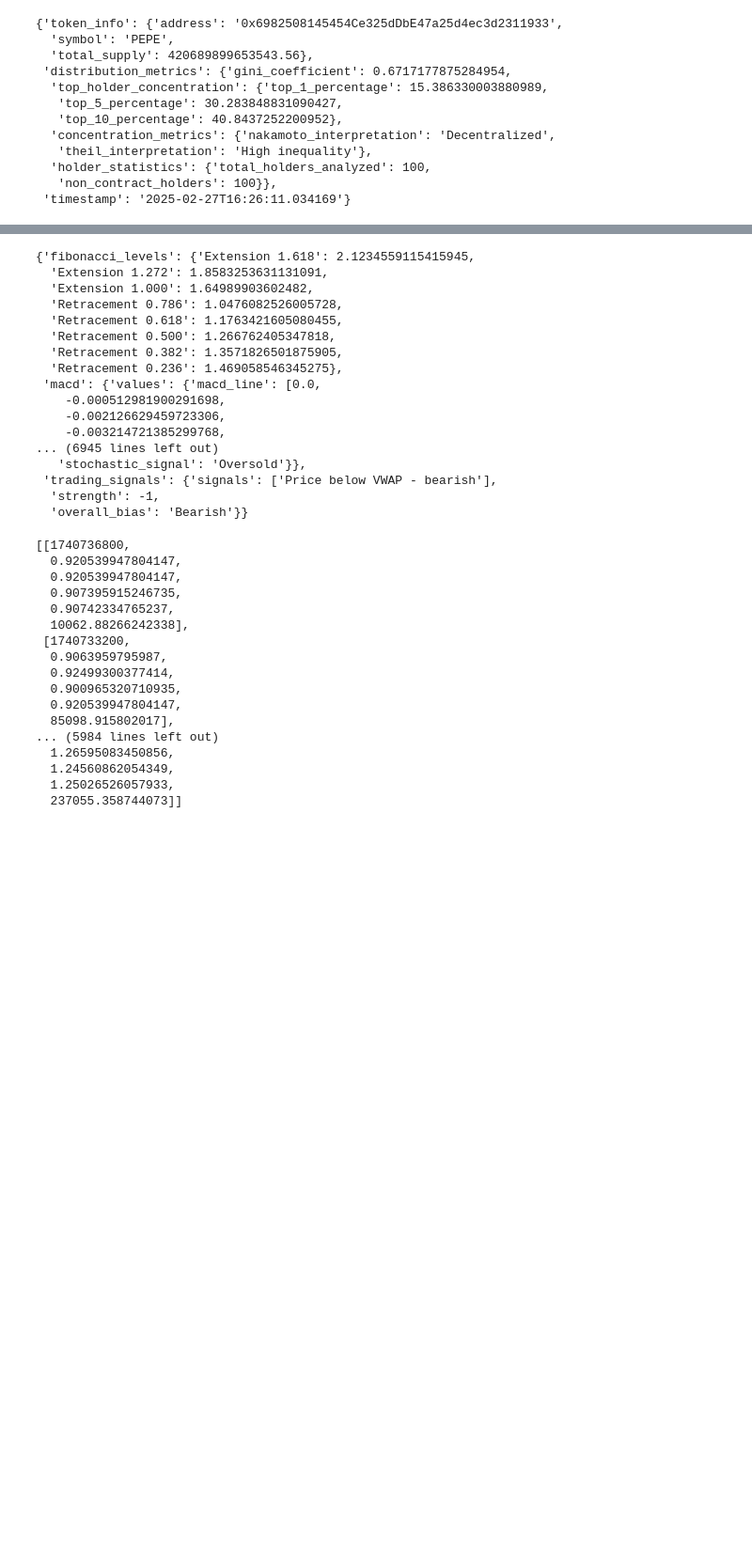
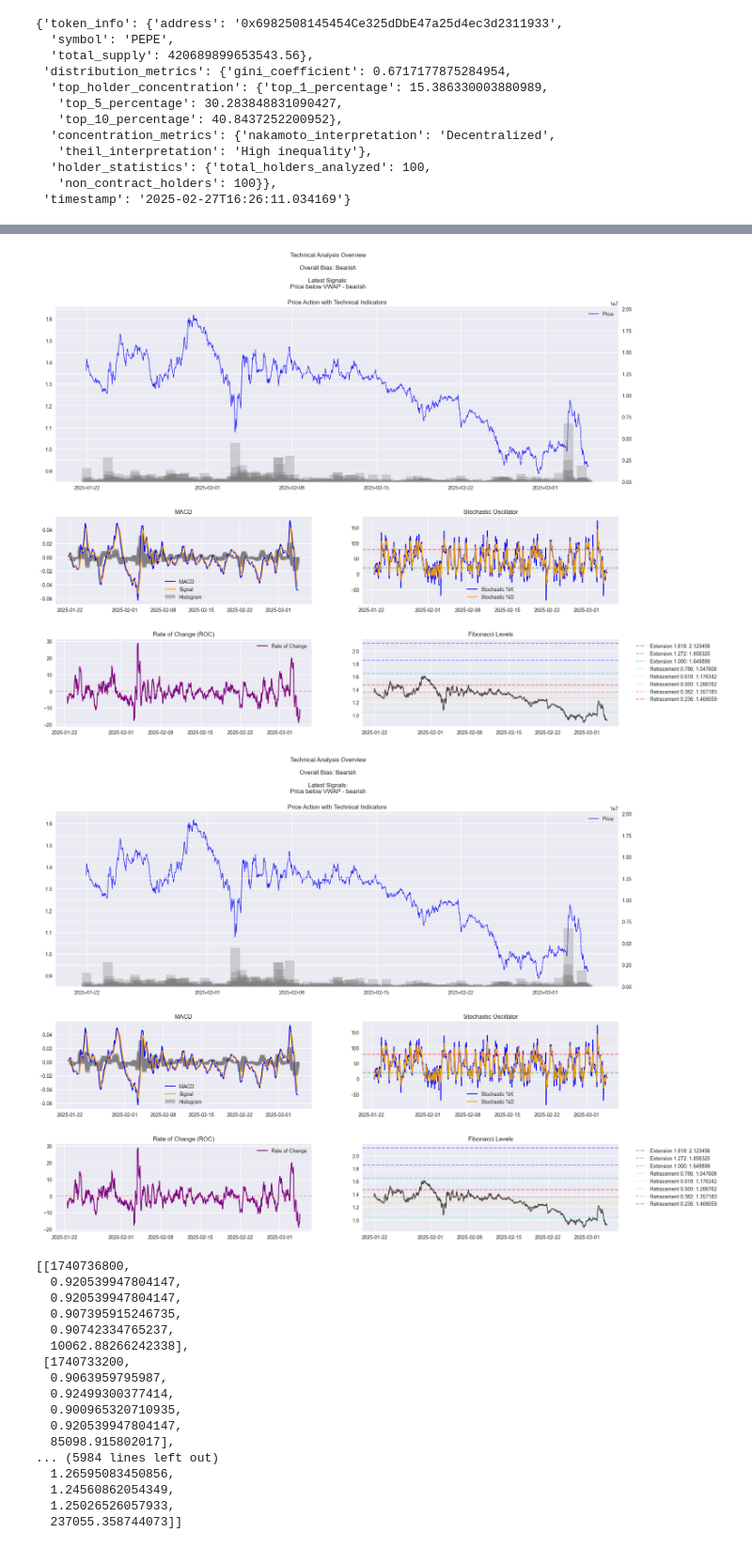
Before and after one commit to dxganta/defAI-Trading-Agent, a Jupyter notebook: bhorali/onchain_test.ipynb, the cells around one changed output, grey strips where cells are left out. Shown at 94% size. Drawn from its saved outputs; the diff is of its cells as text; code cells hidden in the pictures; blank space fills up the shorter version.

```diff
--- a/bhorali/onchain_test.ipynb
+++ b/bhorali/onchain_test.ipynb
@@ -112,23 +72,8 @@ get_essential_indicators(analysis)
-# %%
-analysis
-# %% [output]
-{'fibonacci_levels': {'Extension 1.618': 2.1234559115415945,
-  'Extension 1.272': 1.8583253631131091,
-  'Extension 1.000': 1.64989903602482,
-  'Retracement 0.786': 1.0476082526005728,
-  'Retracement 0.618': 1.1763421605080455,
-  'Retracement 0.500': 1.266762405347818,
-  'Retracement 0.382': 1.3571826501875905,
-  'Retracement 0.236': 1.469058546345275},
- 'macd': {'values': {'macd_line': [0.0,
-    -0.000512981900291698,
-    -0.002126629459723306,
-    -0.003214721385299768,
-... (6945 lines left out)
-   'stochastic_signal': 'Oversold'}},
- 'trading_signals': {'signals': ['Price below VWAP - bearish'],
-  'strength': -1,
-  'overall_bias': 'Bearish'}}
+# %%
+visualize_technical_analysis(ohlcv_data, analysis)
+# %% [output]
+[figure, added]
+[figure, added]
 # %%
 ohlcv_data
 # %% [output]
```
Also changed, not shown: parts of 4 cells of this notebook, 9 other files.
